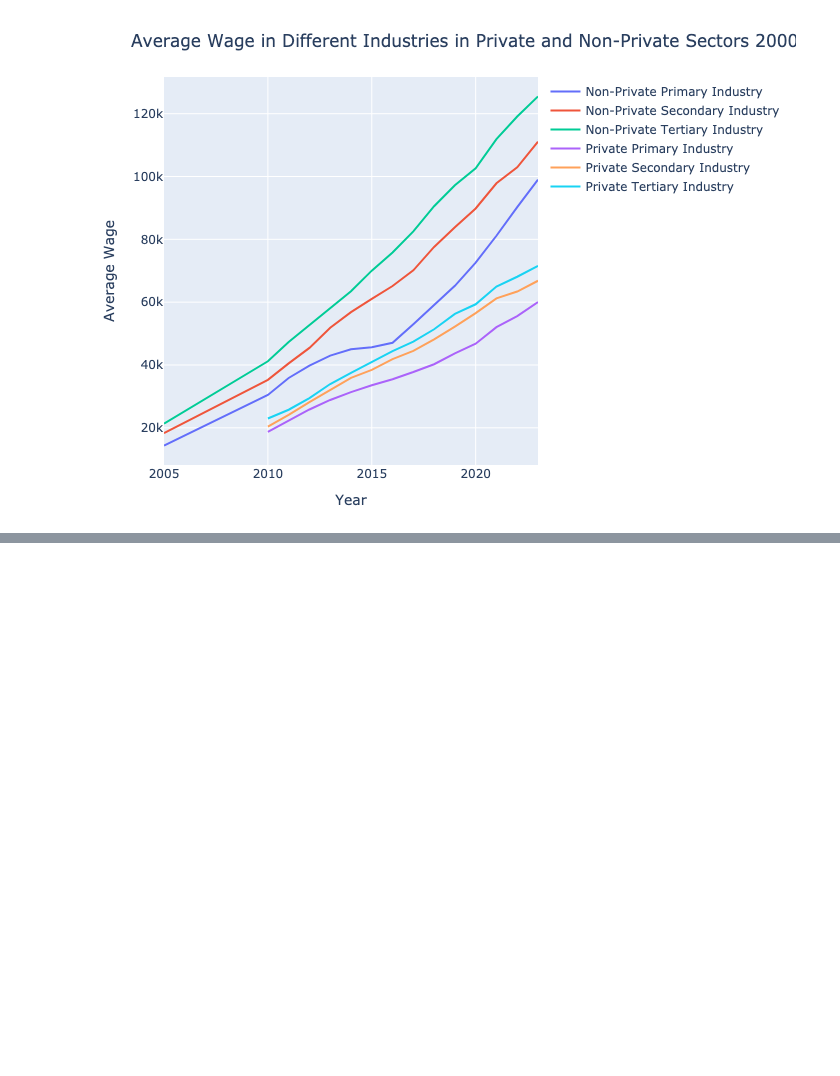
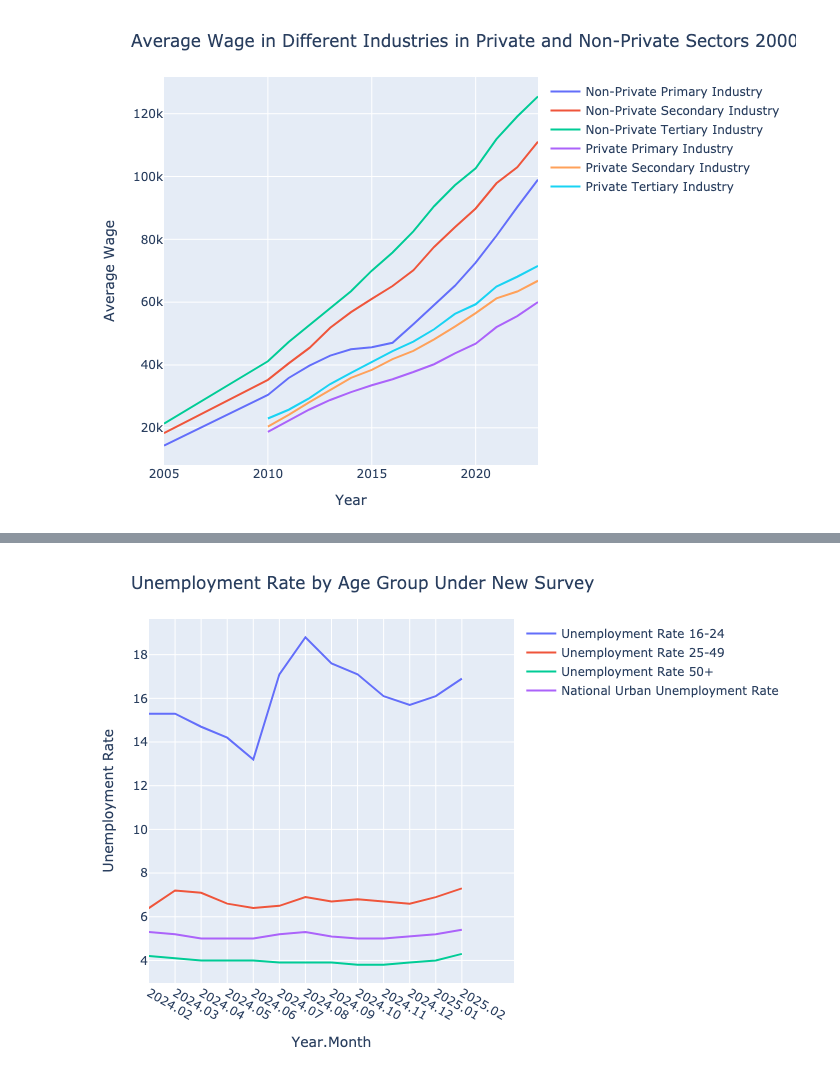
Before and after one commit to liminglin98/Labor-with-Moshe, a Jupyter notebook: Code/Grapha.ipynb, the cells around one changed output, grey strips where cells are left out. Cells and saved outputs as stored; diff of their text form; code cells hidden in the pictures; blank space fills up the shorter version.

Commit message:
Updated Graphs

```diff
--- a/Code/Grapha.ipynb
+++ b/Code/Grapha.ipynb
@@ -399,3 +399,6 @@ layout10 = PlotlyJS.Layout(
 display(PlotlyJS.plot([pi_wage_line, si_wage_line, ti_wage_line, pi_wage_line_private, si_wage_line_private, ti_wage_line_private], layout10))
 # %% [output]
 [figure]
+# %%
+#Unemployment Rate
+df_unemployment = CSV.read("Data/Unemployment by Age.csv", DataFrame; types= Dict("Year.Month" => String))
@@ -401,0 +426,38 @@ display(PlotlyJS.plot([pi_wage_line, si_wage_line, ti_wage_line, pi_wage_line_pr
+# %%
+#create trace plot for unemployment rate by age group under new survey
+unemployment_rate_16_24_new = PlotlyJS.scatter(
+    x = df_unemployment."Year.Month",
+    y = df_unemployment."National Urban Survey Unemployment Rate for Age 16-24 Excluding Students",
+    mode = "lines",
+    name = "Unemployment Rate 16-24",
+    yaxis = "y"   # primary y-axis
+)
+unemployment_rate_25_49_new = PlotlyJS.scatter(
+    x = df_unemployment."Year.Month",
+    y = df_unemployment."National Urban Survey Unemployment Rate for Age 25-29 Excluding Students",
+    mode = "lines",
+    name = "Unemployment Rate 25-49",
+    yaxis = "y"   # primary y-axis
+)
+unemployment_rate_50_new = PlotlyJS.scatter(
+    x = df_unemployment."Year.Month",
+    y = df_unemployment."National Urban Survey Unemployment Rate for Age 30-59 Excluding Students",
+    mode = "lines",
+    name = "Unemployment Rate 50+",
+    yaxis = "y"   # primary y-axis
+)
+umemployment_rate_urban_national = PlotlyJS.scatter(
+    x = df_unemployment."Year.Month",
+    y = df_unemployment."Nationl Urban Survey Unemployment Rate",
+    mode = "lines",
+    name = "National Urban Unemployment Rate",
+    yaxis = "y"   # primary y-axis
+)
+layout11 = PlotlyJS.Layout(
+    title = "Unemployment Rate by Age Group Under New Survey",
+    xaxis = PlotlyJS.attr(title = "Year.Month", range = [73, 87]),
+    yaxis = PlotlyJS.attr(title = "Unemployment Rate"),
+)
+display(PlotlyJS.plot([unemployment_rate_16_24_new, unemployment_rate_25_49_new, unemployment_rate_50_new, umemployment_rate_urban_national], layout11))
+# %% [output]
+[figure, added]
```
Also changed, not shown: parts of 2 cells of this notebook.
